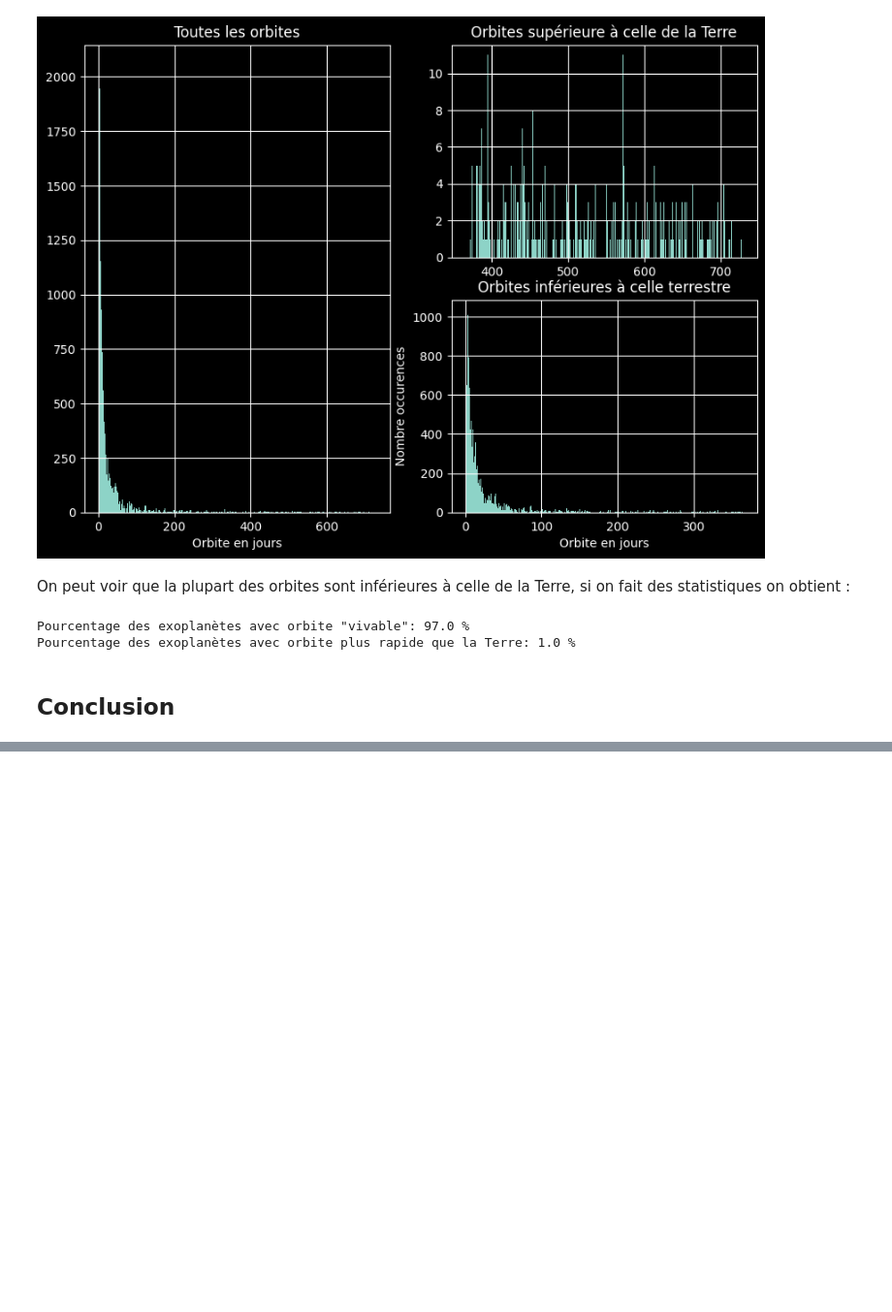
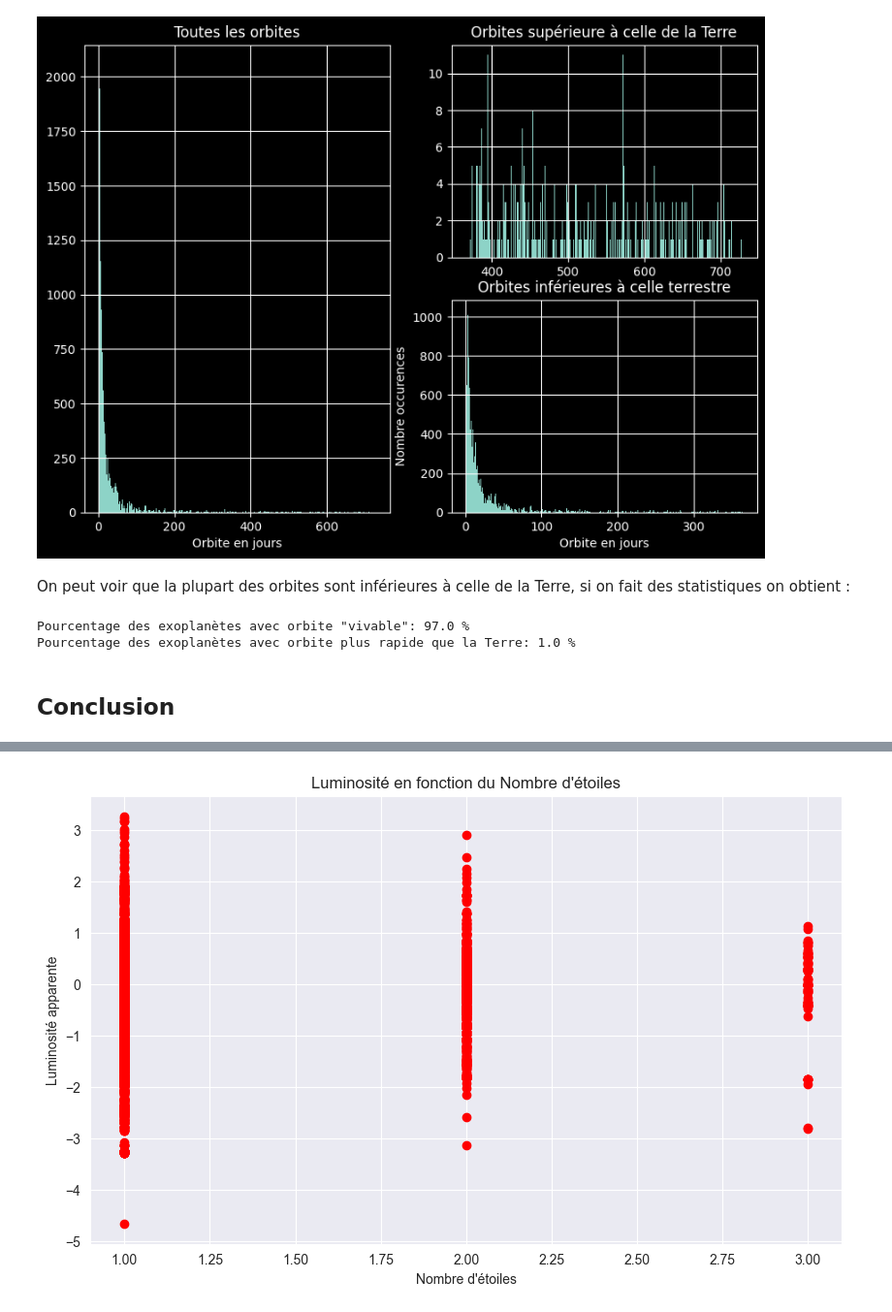
Before and after one commit to BONNET-Quentin/pe-hackathon, a Jupyter notebook: HACKATON.ipynb, the cells around one changed output, grey strips where cells are left out. Shown at 97% size. Drawn from its saved outputs; the diff is of its cells as text; code cells hidden in the pictures; blank space fills up the shorter version.

```diff
--- a/HACKATON.ipynb
+++ b/HACKATON.ipynb
@@ -182,0 +248,4 @@ D'après les études précédentes, on remarque que les conditions orbitales ne
+# %%
+df=pd.read_csv('données.csv',delimiter=';')
+import mplcyberpunk
+df.head(5)
@@ -182,0 +259,13 @@ D'après les études précédentes, on remarque que les conditions orbitales ne
+# %%
+df1 = df.dropna(subset=['Luminosité','Nombre_etoile'])
+plt.figure(figsize=(10, 6))
+plt.scatter(df1['Nombre_etoile'], df1['Luminosité'], color='r', marker='o')
+plt.style.use("cyberpunk")
+plt.xlabel('Nombre d\'étoiles')
+plt.ylabel('Luminosité apparente')
+plt.title('Luminosité en fonction du Nombre d\'étoiles')
+mplcyberpunk.add_glow_effects()
+
+plt.show()
+# %% [output]
+[figure, added]
```
Also changed, not shown: parts of 48 cells of this notebook, 3 other files.
